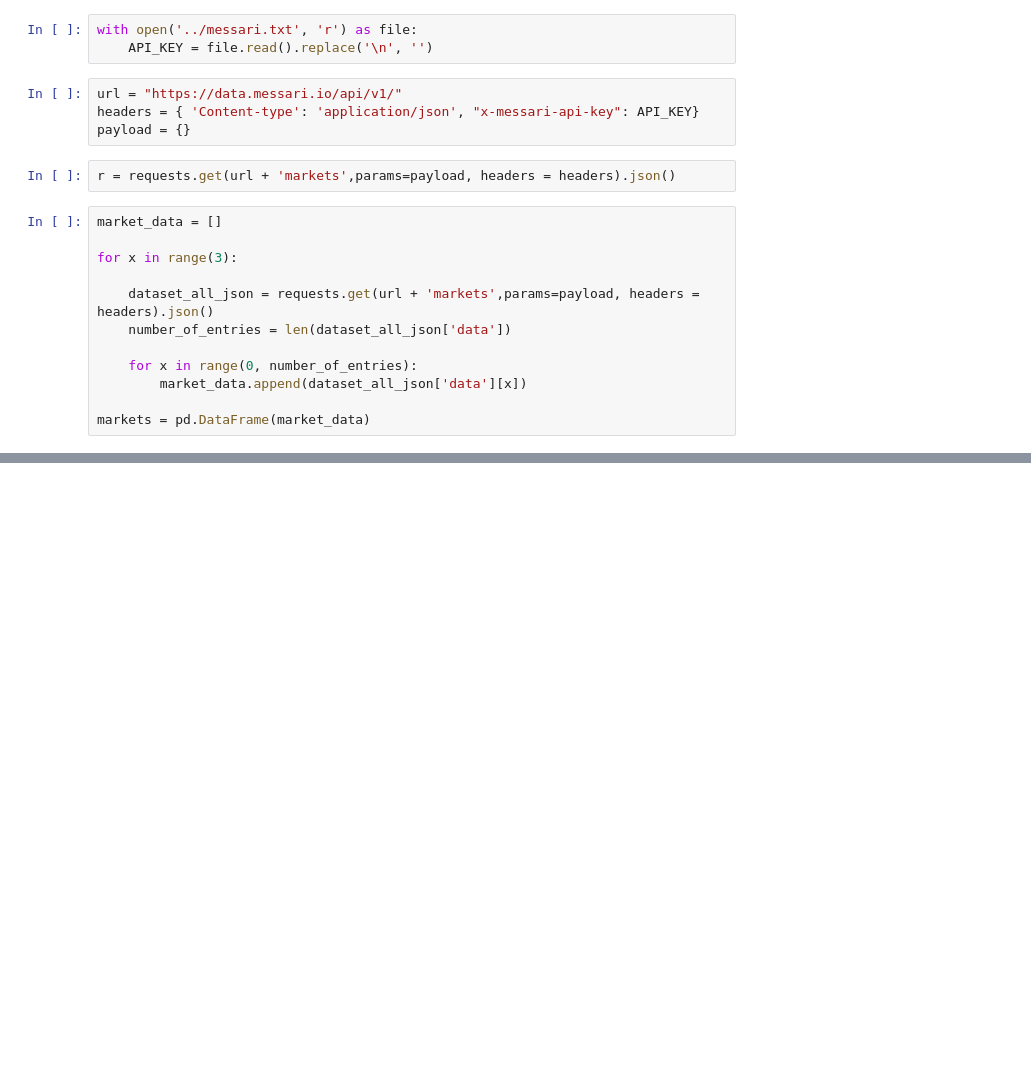
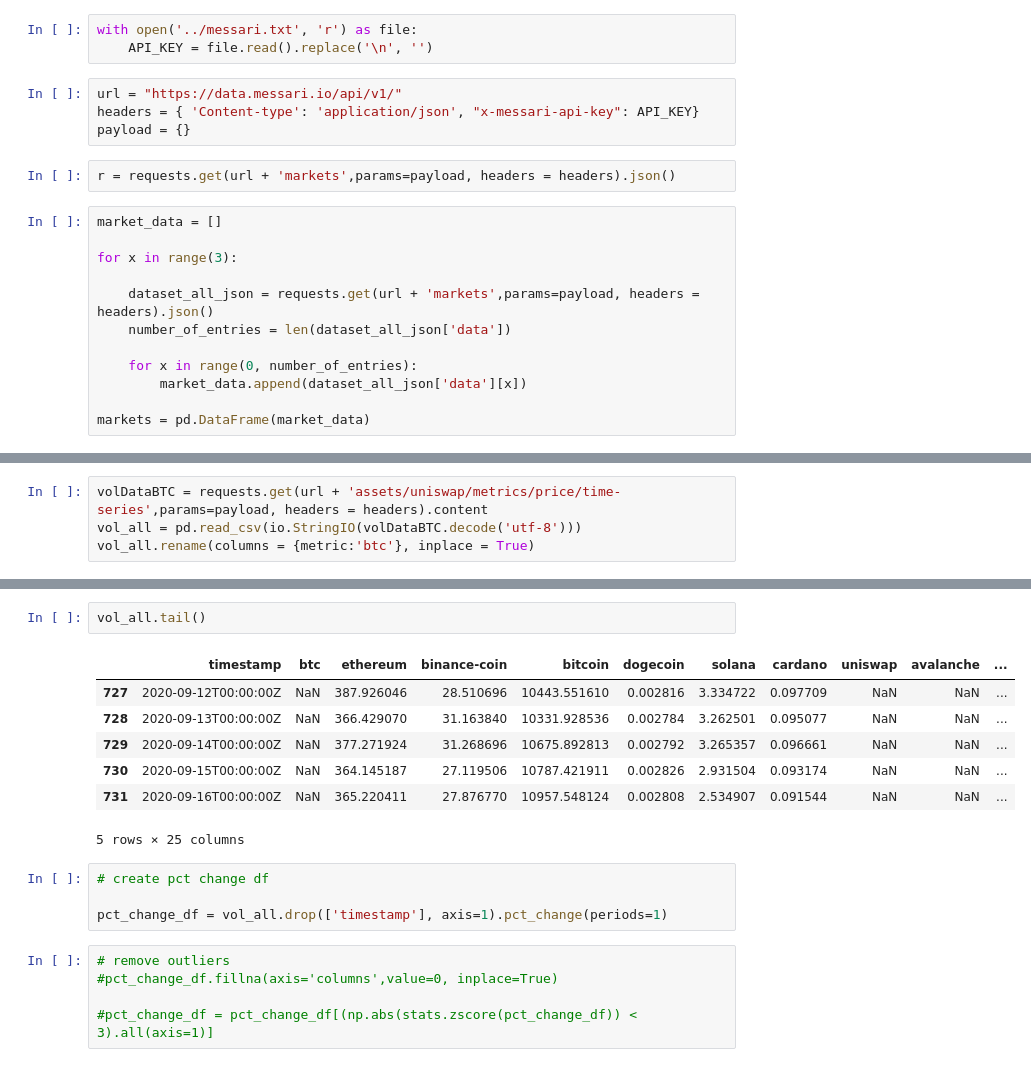
Before and after one commit to Channaholic/crypto-navigator, a Jupyter notebook: analyze.ipynb, the cells around one changed output, grey strips where cells are left out. Cells and saved outputs as stored; diff of their text form; blank space fills up the shorter version.

```diff
--- a/analyze.ipynb
+++ b/analyze.ipynb
@@ -58,0 +67,4 @@ rawData
+# %%
+volDataBTC = requests.get(url + 'assets/uniswap/metrics/price/time-series',params=payload, headers = headers).content
+vol_all = pd.read_csv(io.StringIO(volDataBTC.decode('utf-8')))
+vol_all.rename(columns = {metric:'btc'}, inplace = True)
@@ -58,0 +90,19 @@ rawData
+# %%
+vol_all.tail()
+# %% [output]
+|  | timestamp | btc | ethereum | binance-coin | bitcoin | dogecoin | solana | cardano | uniswap | avalanche | ... |
+| 727 | 2020-09-12T00:00:00Z | NaN | 387.926046 | 28.510696 | 10443.551610 | 0.002816 | 3.334722 | 0.097709 | NaN | NaN | ... |
+| 728 | 2020-09-13T00:00:00Z | NaN | 366.429070 | 31.163840 | 10331.928536 | 0.002784 | 3.262501 | 0.095077 | NaN | NaN | ... |
+| 729 | 2020-09-14T00:00:00Z | NaN | 377.271924 | 31.268696 | 10675.892813 | 0.002792 | 3.265357 | 0.096661 | NaN | NaN | ... |
+| 730 | 2020-09-15T00:00:00Z | NaN | 364.145187 | 27.119506 | 10787.421911 | 0.002826 | 2.931504 | 0.093174 | NaN | NaN | ... |
+| 731 | 2020-09-16T00:00:00Z | NaN | 365.220411 | 27.876770 | 10957.548124 | 0.002808 | 2.534907 | 0.091544 | NaN | NaN | ... |
+5 rows × 25 columns
+# %%
+# create pct change df
+
+pct_change_df = vol_all.drop(['timestamp'], axis=1).pct_change(periods=1)
+# %%
+# remove outliers
+#pct_change_df.fillna(axis='columns',value=0, inplace=True)
+
+#pct_change_df = pct_change_df[(np.abs(stats.zscore(pct_change_df)) < 3).all(axis=1)]
```
Also changed, not shown: parts of 13 cells of this notebook.
